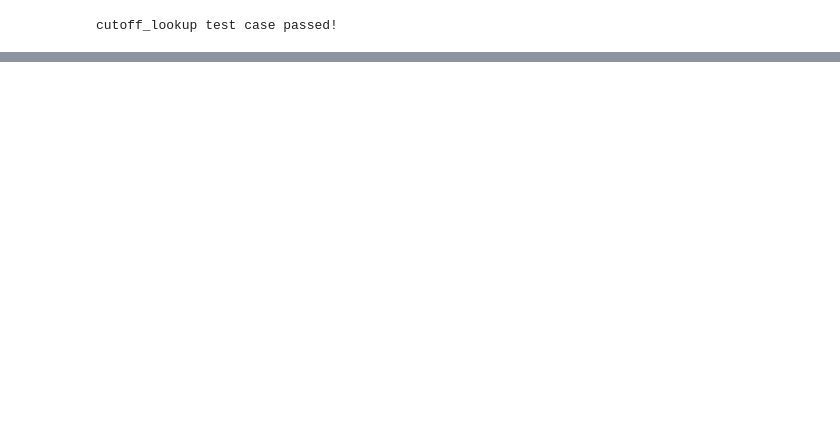
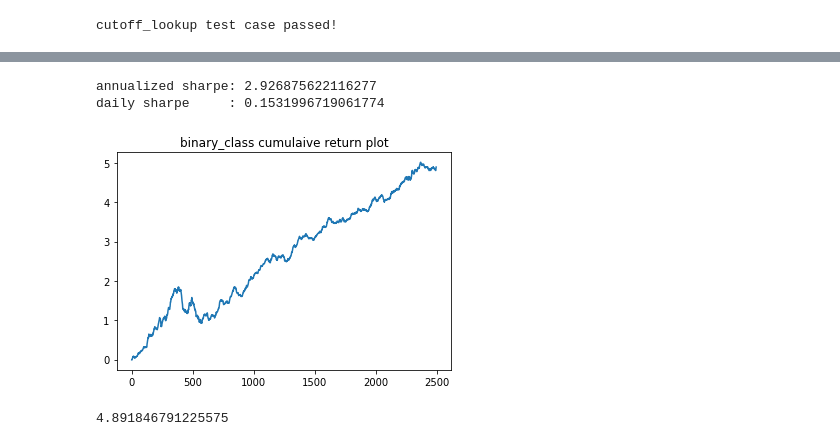
Before and after one commit to 21han/two_sigma_news_sentiments, a Jupyter notebook: test_factors.ipynb, the cells around one changed output, grey strips where cells are left out. Drawn from its saved outputs; the diff is of its cells as text; code cells hidden in the pictures; blank space fills up the shorter version.

```diff
--- a/test_factors.ipynb
+++ b/test_factors.ipynb
@@ -205,0 +402,23 @@ for i in list(df.sector.unique()):
+# %%
+def run_multi_eva(df, type_eva = 'multi_class'):
+    tmp_ret = None
+    if type_eva == "multi_class":
+        tmp_ret = tmp.groupby("datetime").apply(lambda x: multi_class_eva(x))
+    if type_eva == "binary_class":
+        tmp_ret = tmp.groupby("datetime").apply(lambda x: binary_class_eva(x))
+    plt.figure()
+    plt.plot(list(tmp_ret.cumsum()))
+    plt.title(type_eva + ' cumulaive return plot')
+    print("annualized sharpe:", (tmp_ret.mean() / tmp_ret.std()) * np.sqrt(365))
+    print("daily sharpe     :", (tmp_ret.mean() / tmp_ret.std()))
+    plt.show()
+
+run_multi_eva(df, type_eva = "binary_class")
+# %% [output]
+annualized sharpe: 2.926875622116277
+daily sharpe     : 0.1531996719061774
+[figure, added]
+# %%
+tmp.groupby("datetime").apply(lambda x: binary_class_eva(x)).sum()
+# %% [output]
+4.891846791225575
```
Also changed, not shown: parts of 21 cells of this notebook.
